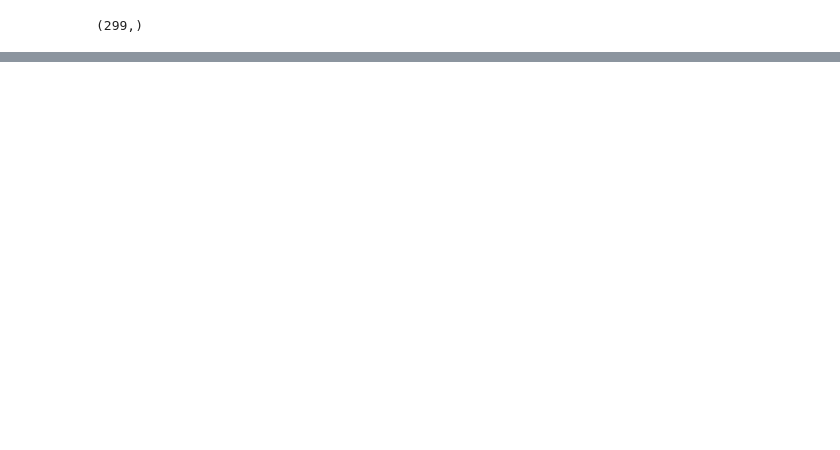
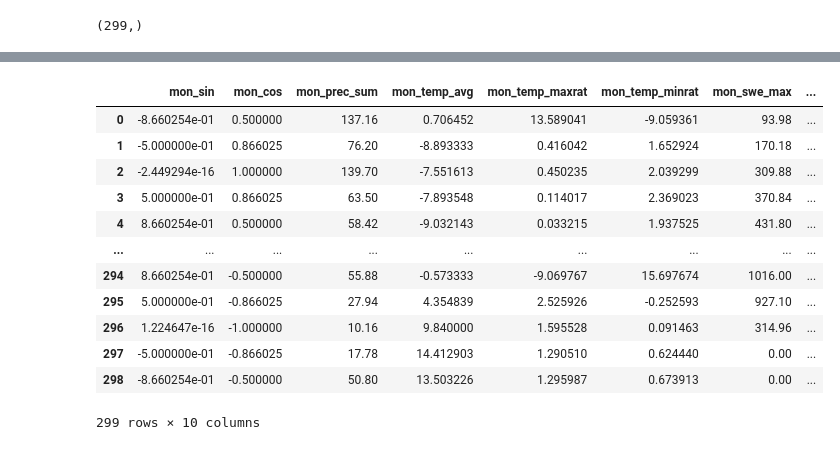
Before and after one commit to scottfordham/sf-GEOS505, a Jupyter notebook: Unit03-Time-Series/03.6 A Realistic ML Problem.ipynb, the cells around one changed output, grey strips where cells are left out. Saved outputs shown, nothing was run; the diff lists cells and outputs as text; code cells hidden in the pictures; blank space fills up the shorter version.

```diff
--- a/Unit03-Time-Series/03.6 A Realistic ML Problem.ipynb
+++ b/Unit03-Time-Series/03.6 A Realistic ML Problem.ipynb
@@ -42,14 +44,17 @@ snowflow_data_months = snowflow_data_df.groupby([snowflow_data_df.index.year,sno
 mon_sin = np.sin(snowflow_data_months/12 * (2 * np.pi))
 mon_cos = np.cos(snowflow_data_months/12 * (2 * np.pi))
 # %%
-X = np.column_stack((mon_sin,
-                     mon_cos,
-                     mon_prec_sum,
-                     mon_temp_avg,
-                     mon_temp_maxrat,
-                     mon_temp_minrat,
-                     mon_swe_max,
-                     mon_swe_range,
-                     mon_flow_avg_ln))
-X = X[0:-1,:]
-X.shape
+Xdata = {
+    'mon_sin': mon_sin[0:-1],
+    'mon_cos': mon_cos[0:-1],
+    'mon_prec_sum': mon_prec_sum[0:-1],
+    'mon_temp_avg': mon_temp_avg[0:-1],
+    'mon_temp_maxrat': mon_temp_maxrat[0:-1],
+    'mon_temp_minrat': mon_temp_minrat[0:-1],
+    'mon_swe_max': mon_swe_max[0:-1],
+    'mon_swe_range': mon_swe_range[0:-1],
+    'mon_swe_begend': mon_swe_begend[0:-1],
+    'mon_flow_avg_ln': mon_flow_avg_ln[0:-1]
+}
+
+train = pd.DataFrame(Xdata)
@@ -116,0 +145,16 @@ plt.show()
+# %%
+train
+# %% [output]
+|  | mon_sin | mon_cos | mon_prec_sum | mon_temp_avg | mon_temp_maxrat | mon_temp_minrat | mon_swe_max | ... |
+| 0 | -8.660254e-01 | 0.500000 | 137.16 | 0.706452 | 13.589041 | -9.059361 | 93.98 | ... |
+| 1 | -5.000000e-01 | 0.866025 | 76.20 | -8.893333 | 0.416042 | 1.652924 | 170.18 | ... |
+| 2 | -2.449294e-16 | 1.000000 | 139.70 | -7.551613 | 0.450235 | 2.039299 | 309.88 | ... |
+| 3 | 5.000000e-01 | 0.866025 | 63.50 | -7.893548 | 0.114017 | 2.369023 | 370.84 | ... |
+| 4 | 8.660254e-01 | 0.500000 | 58.42 | -9.032143 | 0.033215 | 1.937525 | 431.80 | ... |
+| ... | ... | ... | ... | ... | ... | ... | ... | ... |
+| 294 | 8.660254e-01 | -0.500000 | 55.88 | -0.573333 | -9.069767 | 15.697674 | 1016.00 | ... |
+| 295 | 5.000000e-01 | -0.866025 | 27.94 | 4.354839 | 2.525926 | -0.252593 | 927.10 | ... |
+| 296 | 1.224647e-16 | -1.000000 | 10.16 | 9.840000 | 1.595528 | 0.091463 | 314.96 | ... |
+| 297 | -5.000000e-01 | -0.866025 | 17.78 | 14.412903 | 1.290510 | 0.624440 | 0.00 | ... |
+| 298 | -8.660254e-01 | -0.500000 | 50.80 | 13.503226 | 1.295987 | 0.673913 | 0.00 | ... |
+299 rows × 10 columns
```
Also changed, not shown: parts of 8 cells of this notebook, 4 other files.
